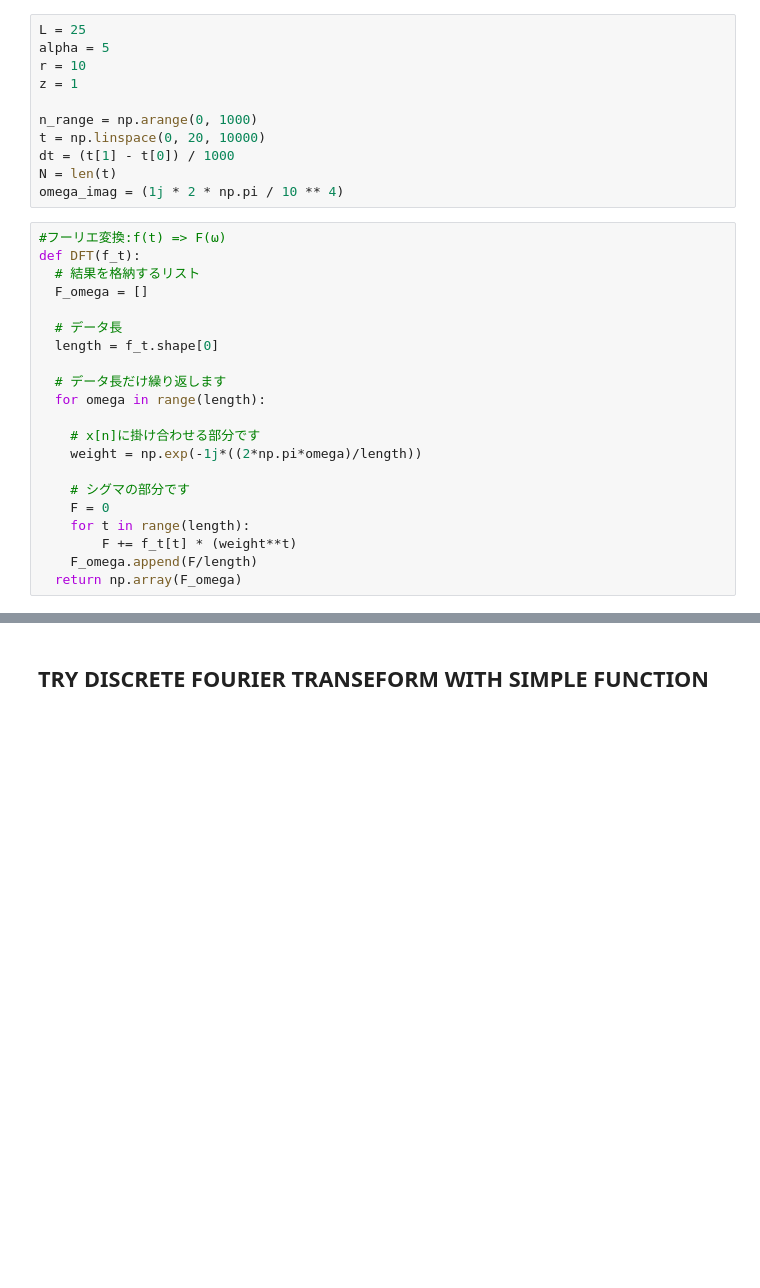
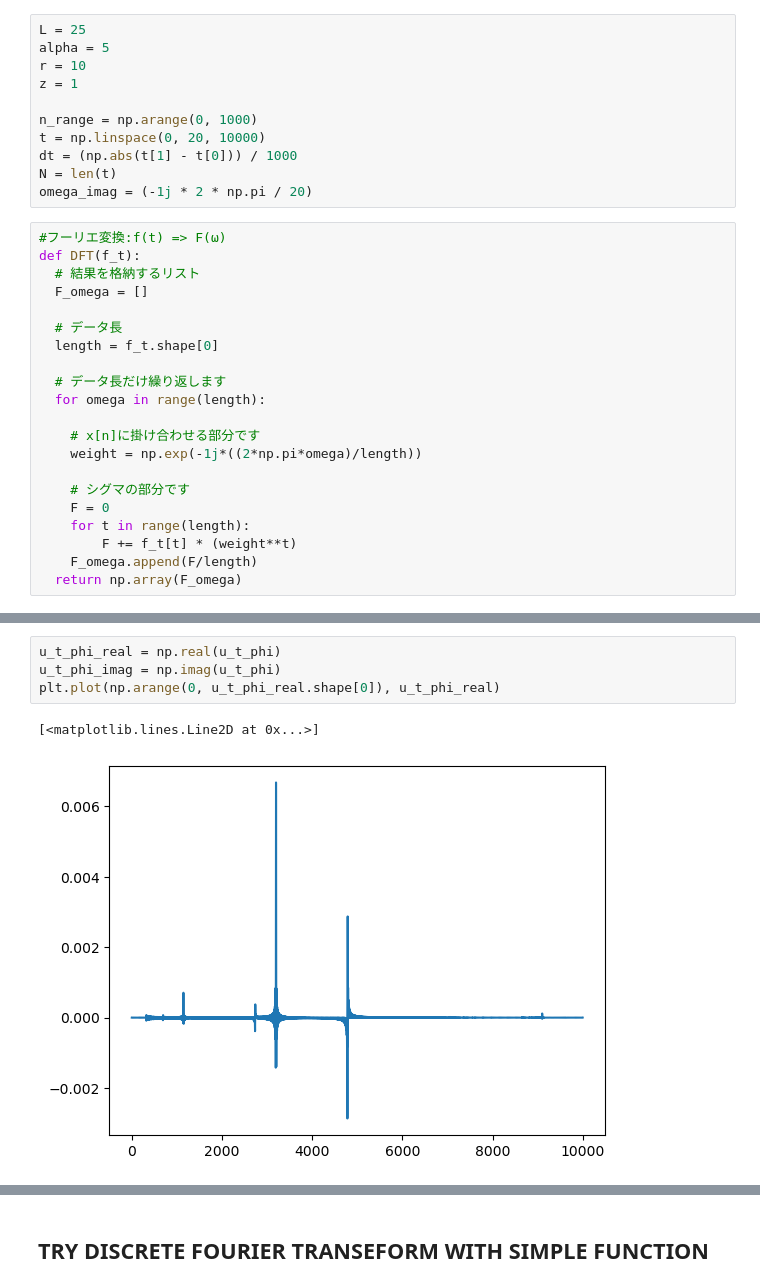
Before and after one commit to SKvr-46/Wavenumber_Spectrum, a Jupyter notebook: Untitled.ipynb, the cells around one changed output, grey strips where cells are left out. Saved outputs shown, nothing was run; the diff lists cells and outputs as text; blank space fills up the shorter version.

```diff
--- a/Untitled.ipynb
+++ b/Untitled.ipynb
@@ -15,9 +18,9 @@ z = 1
 
 n_range = np.arange(0, 1000)
 t = np.linspace(0, 20, 10000)
-dt = (t[1] - t[0]) / 1000
+dt = (np.abs(t[1] - t[0])) / 1000
 N = len(t)
-omega_imag = (1j * 2 * np.pi / 10 ** 4)
+omega_imag = (-1j * 2 * np.pi / 20)
 # %%
 #フーリエ変換:f(t) => F(ω)
 def DFT(f_t):
@@ -91,3 +118,10 @@ plt.plot(np.arange(0, u_t_real.shape[0]), u_t_real)
+# %%
+u_t_phi_real = np.real(u_t_phi)
+u_t_phi_imag = np.imag(u_t_phi)
+plt.plot(np.arange(0, u_t_phi_real.shape[0]), u_t_phi_real)
+# %% [output]
+[<matplotlib.lines.Line2D at 0x...>]
+[figure, added]
 # %%
 def f_t_values(t):
     return 1 / 2 * (1 + np.tanh(t / 0.125))
```
Also changed, not shown: parts of 11 cells of this notebook.
